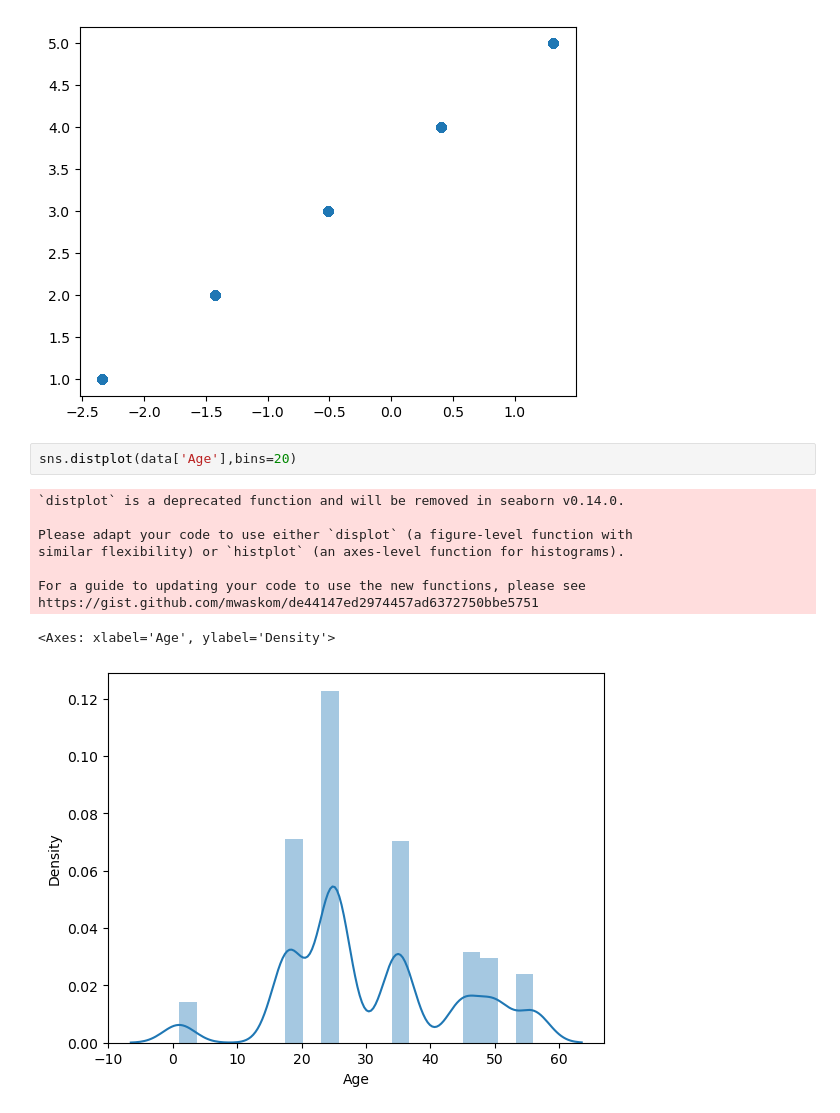
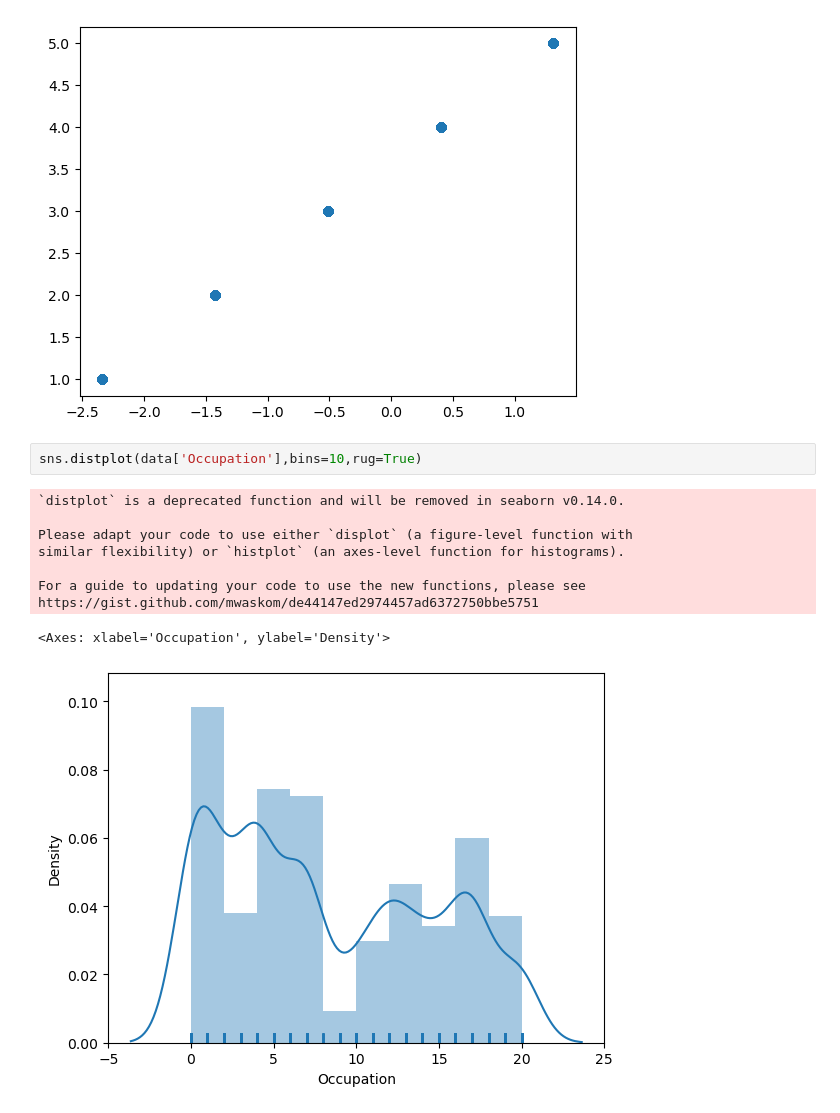
Before and after one commit to biky1001/Movie-Rating, a Jupyter notebook: movie_rating.ipynb, the cells around one changed output. Saved outputs shown, nothing was run; the diff lists cells and outputs as text.

```diff
--- a/movie_rating.ipynb
+++ b/movie_rating.ipynb
@@ -257,14 +257,14 @@ plt
 <module 'matplotlib.pyplot' from 'C:\\Users\\Biky\\anaconda3\\Lib\\site-packages\\matplotlib\\pyplot.py'>
 [figure]
 # %%
-sns.distplot(data['Age'],bins=20)
+sns.distplot(data['Occupation'],bins=10,rug=True)
 # %% [output]
 `distplot` is a deprecated function and will be removed in seaborn v0.14.0.
 
 Please adapt your code to use either `displot` (a figure-level function with
 similar flexibility) or `histplot` (an axes-level function for histograms).
 
 For a guide to updating your code to use the new functions, please see
 https://gist.github.com/mwaskom/de44147ed2974457ad6372750bbe5751
-<Axes: xlabel='Age', ylabel='Density'>
+<Axes: xlabel='Occupation', ylabel='Density'>
-[figure, old version]
+[figure, new version]
```
Also changed, not shown: parts of 1 cell of this notebook.
